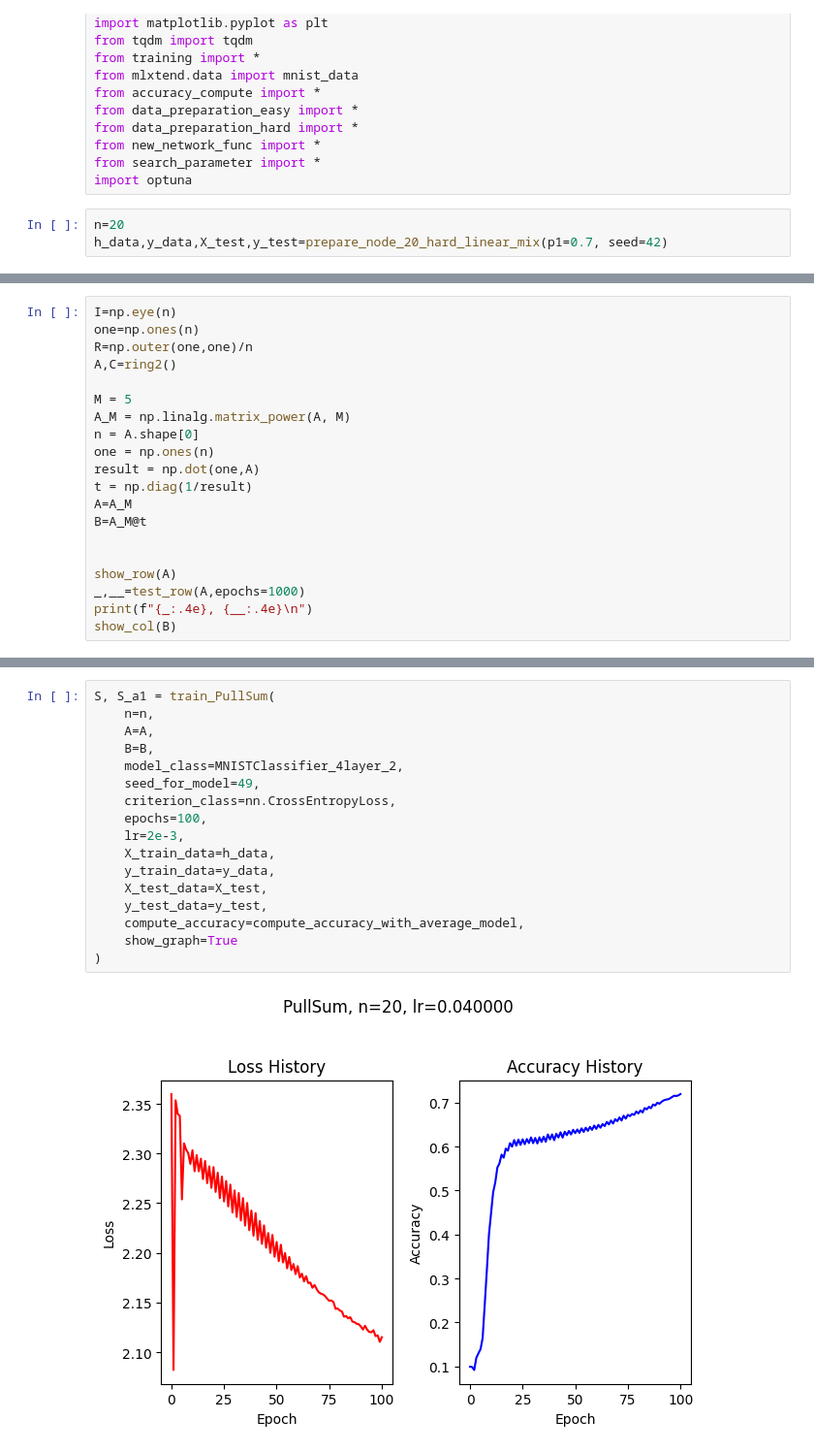
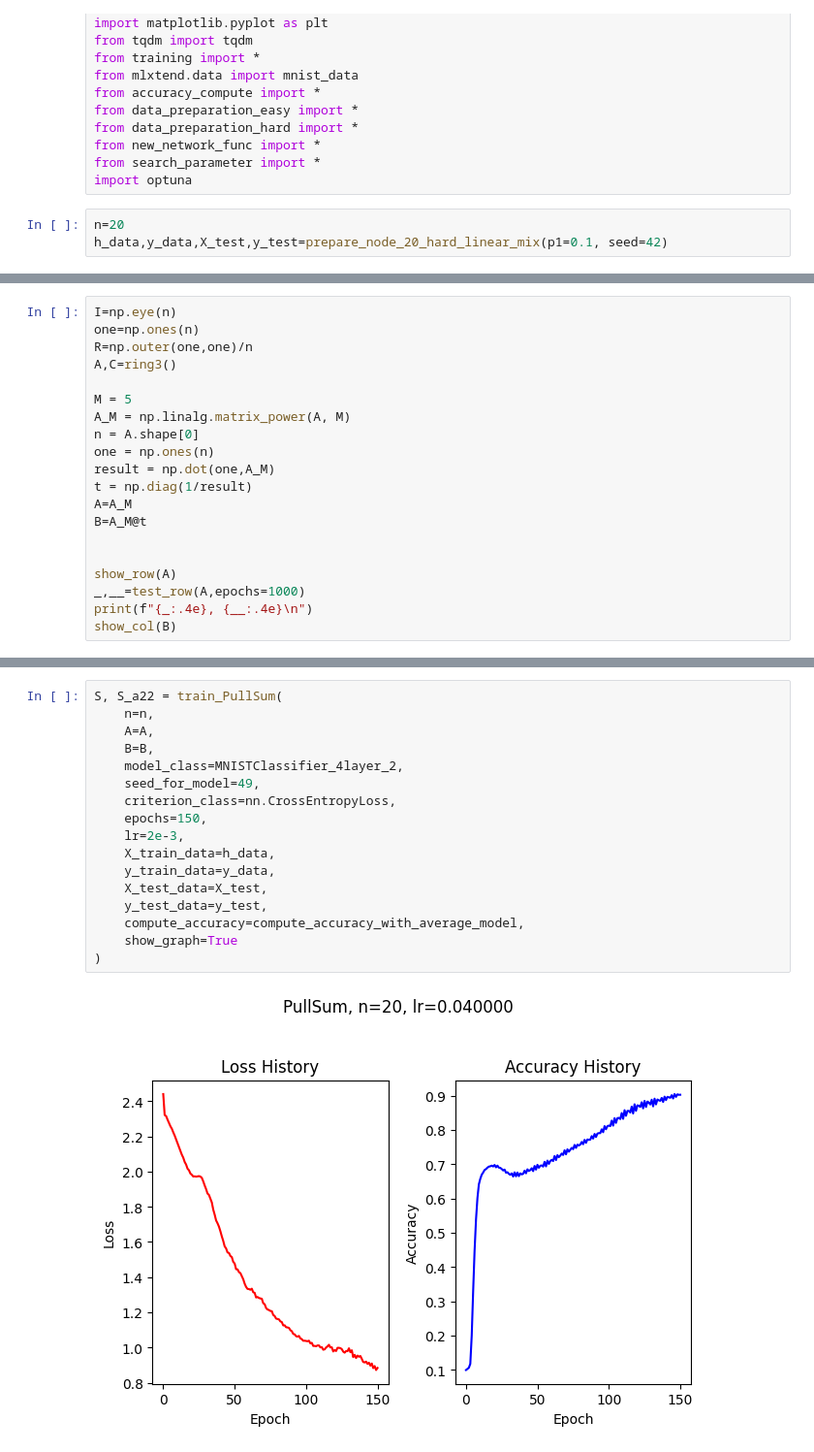
Before and after one commit to Luoxiaogan/PullSum_MNIST, a Jupyter notebook: code/神经网络实验/MNIST最终实验/新的实验/new_Ring4, 大异质性.ipynb, the cells around one changed output, grey strips where cells are left out. Shown at 97% size. Saved outputs shown, nothing was run; the diff lists cells and outputs as text.

```diff
--- a/code/神经网络实验/MNIST最终实验/新的实验/new_Ring4, 大异质性.ipynb
+++ b/code/神经网络实验/MNIST最终实验/新的实验/new_Ring4, 大异质性.ipynb
@@ -28,4 +28,4 @@ from search_parameter import *
 import optuna
 # %%
 n=20
-h_data,y_data,X_test,y_test=prepare_node_20_hard_linear_mix(p1=0.7, seed=42)
+h_data,y_data,X_test,y_test=prepare_node_20_hard_linear_mix(p1=0.1, seed=42)
@@ -33,13 +86,13 @@ h_data,y_data,X_test,y_test=prepare_node_20_hard_linear_mix(p1=0.7, seed=42)
 I=np.eye(n)
 one=np.ones(n)
 R=np.outer(one,one)/n
-A,C=ring2()
+A,C=ring3()
 
 M = 5
 A_M = np.linalg.matrix_power(A, M)
 n = A.shape[0]
 one = np.ones(n)
-result = np.dot(one,A)
+result = np.dot(one,A_M)
 t = np.diag(1/result)
 A=A_M
 B=A_M@t
@@ -66,19 +138,19 @@ S_B是: 104.20369081935357
 # %%
-S, S_a1 = train_PullSum(
+S, S_a22 = train_PullSum(
     n=n,
     A=A,
     B=B,
     model_class=MNISTClassifier_4layer_2,
     seed_for_model=49,
     criterion_class=nn.CrossEntropyLoss,
-    epochs=100,
+    epochs=150,
     lr=2e-3,
     X_train_data=h_data,
     y_train_data=y_data,
     X_test_data=X_test,
     y_test_data=y_test,
     compute_accuracy=compute_accuracy_with_average_model,
     show_graph=True
 )
 # %% [output]
-[figure, old version]
+[figure, new version]
```
Also changed, not shown: parts of 14 cells of this notebook, 26 other files.
